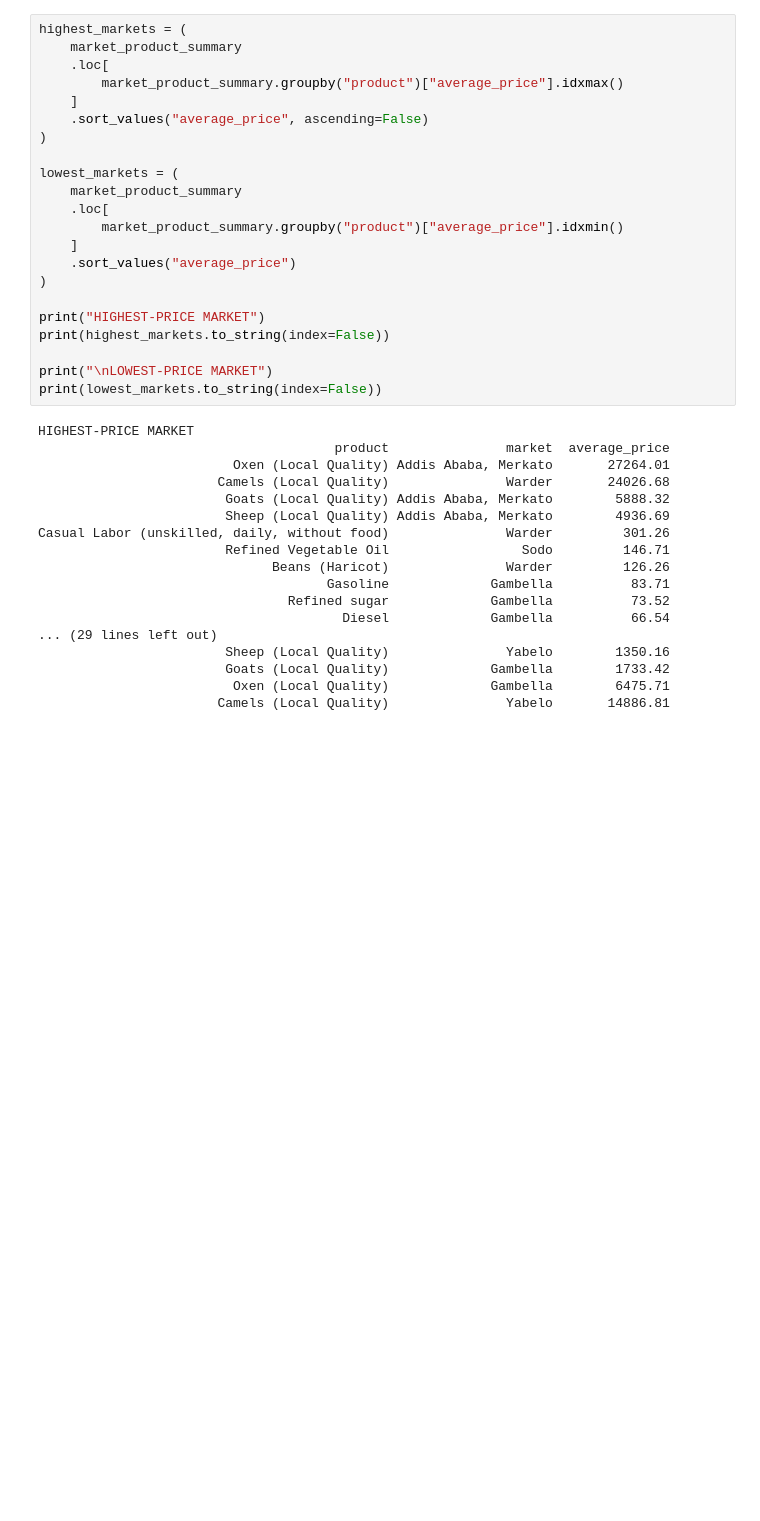
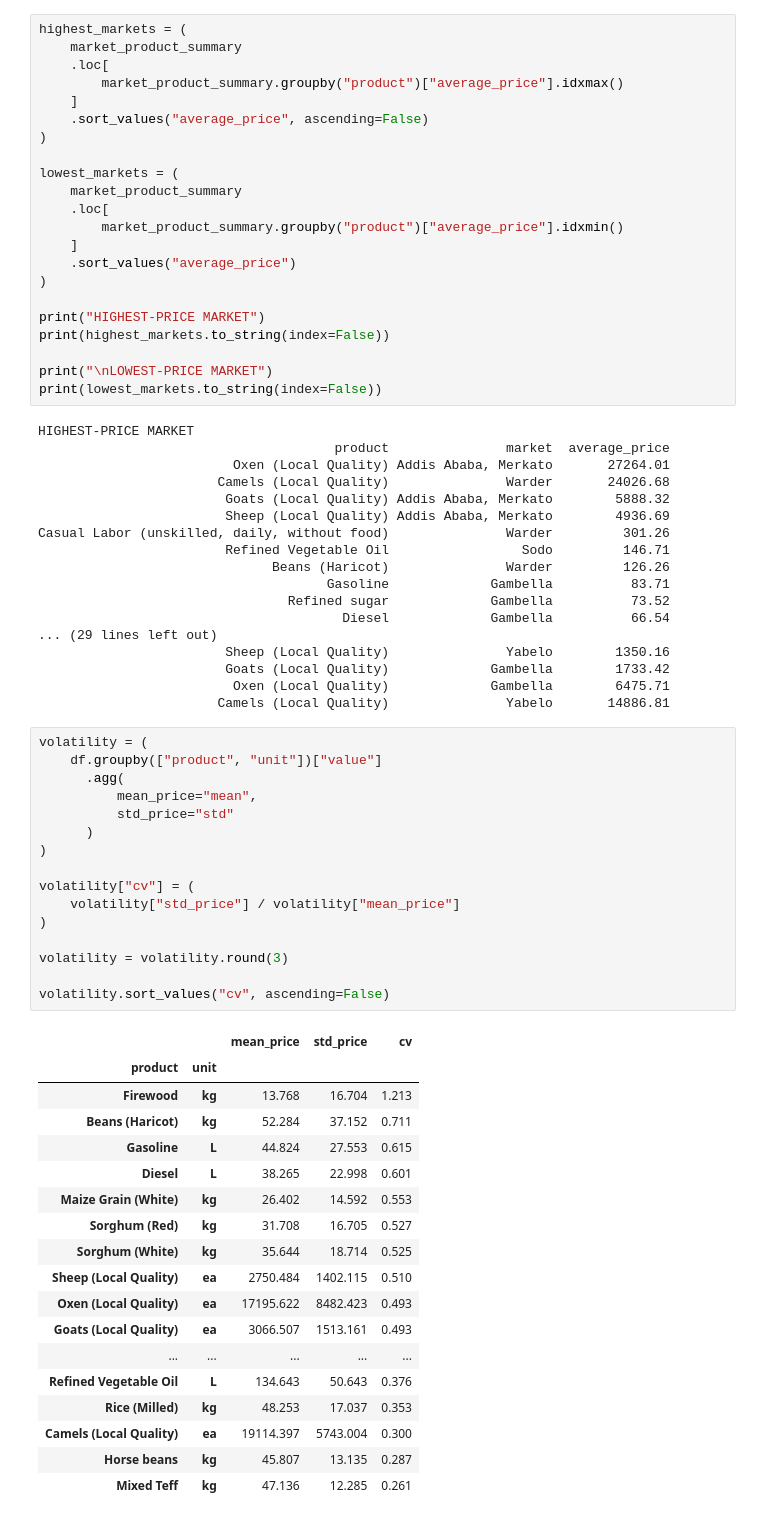
Before and after one commit to demirewu-manidefro/ethiopian-agricultural-market-intelligence1, a Jupyter notebook: explore_dataset.ipynb, the cells around one changed output. Cells and saved outputs as stored; diff of their text form; blank space fills up the shorter version.

Commit message:
volatility = (

```diff
--- a/explore_dataset.ipynb
+++ b/explore_dataset.ipynb
@@ -1111,3 +1111,38 @@ Casual Labor (unskilled, daily, without food)               Warder         301.2
                         Goats (Local Quality)             Gambella        1733.42
                          Oxen (Local Quality)             Gambella        6475.71
                        Camels (Local Quality)               Yabelo       14886.81
+# %%
+volatility = (
+    df.groupby(["product", "unit"])["value"]
+      .agg(
+          mean_price="mean",
+          std_price="std"
+      )
+)
+
+volatility["cv"] = (
+    volatility["std_price"] / volatility["mean_price"]
+)
+
+volatility = volatility.round(3)
+
+volatility.sort_values("cv", ascending=False)
+# %% [output]
+|  |  | mean_price | std_price | cv |
+| product | unit |  |  |  |
+| Firewood | kg | 13.768 | 16.704 | 1.213 |
+| Beans (Haricot) | kg | 52.284 | 37.152 | 0.711 |
+| Gasoline | L | 44.824 | 27.553 | 0.615 |
+| Diesel | L | 38.265 | 22.998 | 0.601 |
+| Maize Grain (White) | kg | 26.402 | 14.592 | 0.553 |
+| Sorghum (Red) | kg | 31.708 | 16.705 | 0.527 |
+| Sorghum (White) | kg | 35.644 | 18.714 | 0.525 |
+| Sheep (Local Quality) | ea | 2750.484 | 1402.115 | 0.510 |
+| Oxen (Local Quality) | ea | 17195.622 | 8482.423 | 0.493 |
+| Goats (Local Quality) | ea | 3066.507 | 1513.161 | 0.493 |
+| ... | ... | ... | ... | ... |
+| Refined Vegetable Oil | L | 134.643 | 50.643 | 0.376 |
+| Rice (Milled) | kg | 48.253 | 17.037 | 0.353 |
+| Camels (Local Quality) | ea | 19114.397 | 5743.004 | 0.300 |
+| Horse beans | kg | 45.807 | 13.135 | 0.287 |
+| Mixed Teff | kg | 47.136 | 12.285 | 0.261 |
```
